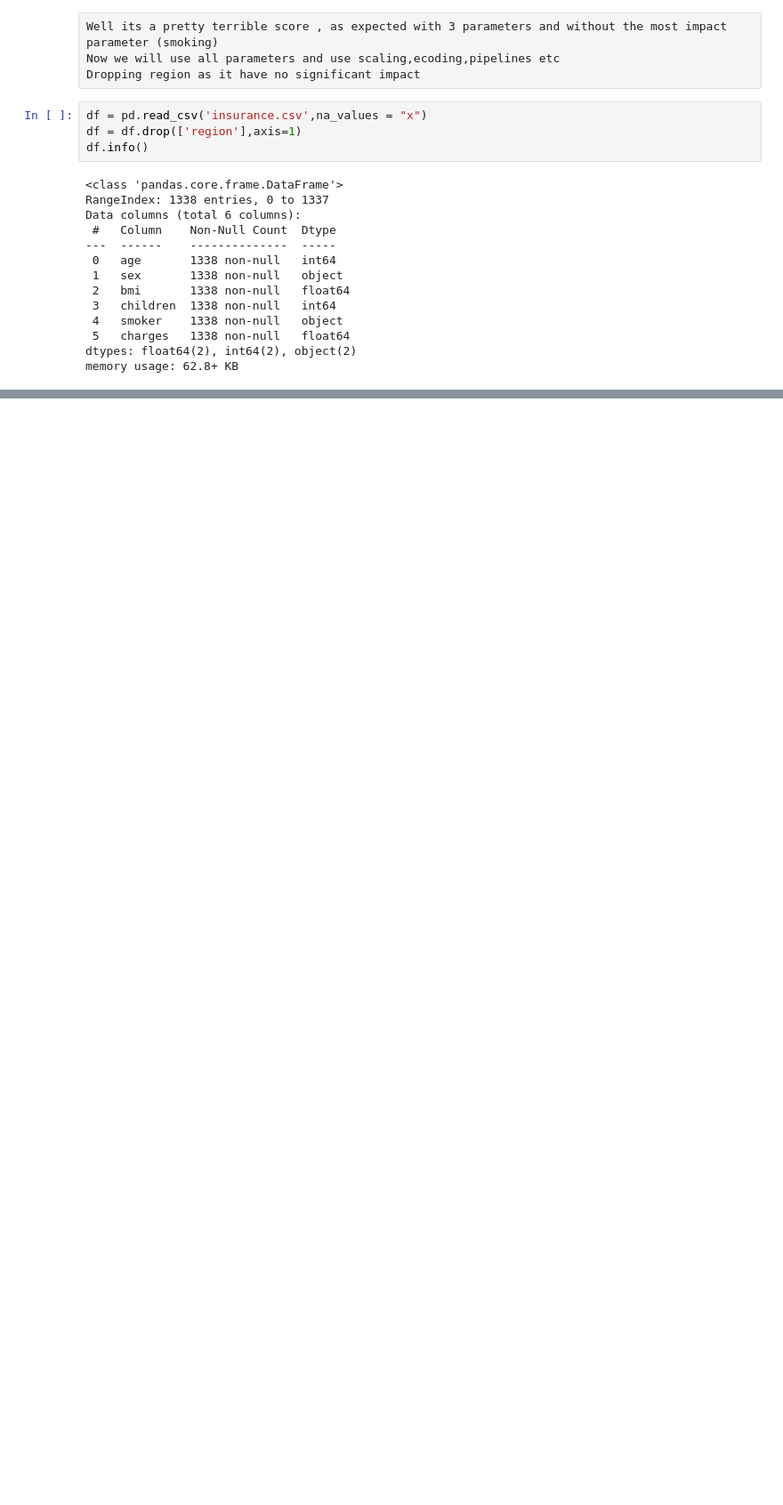
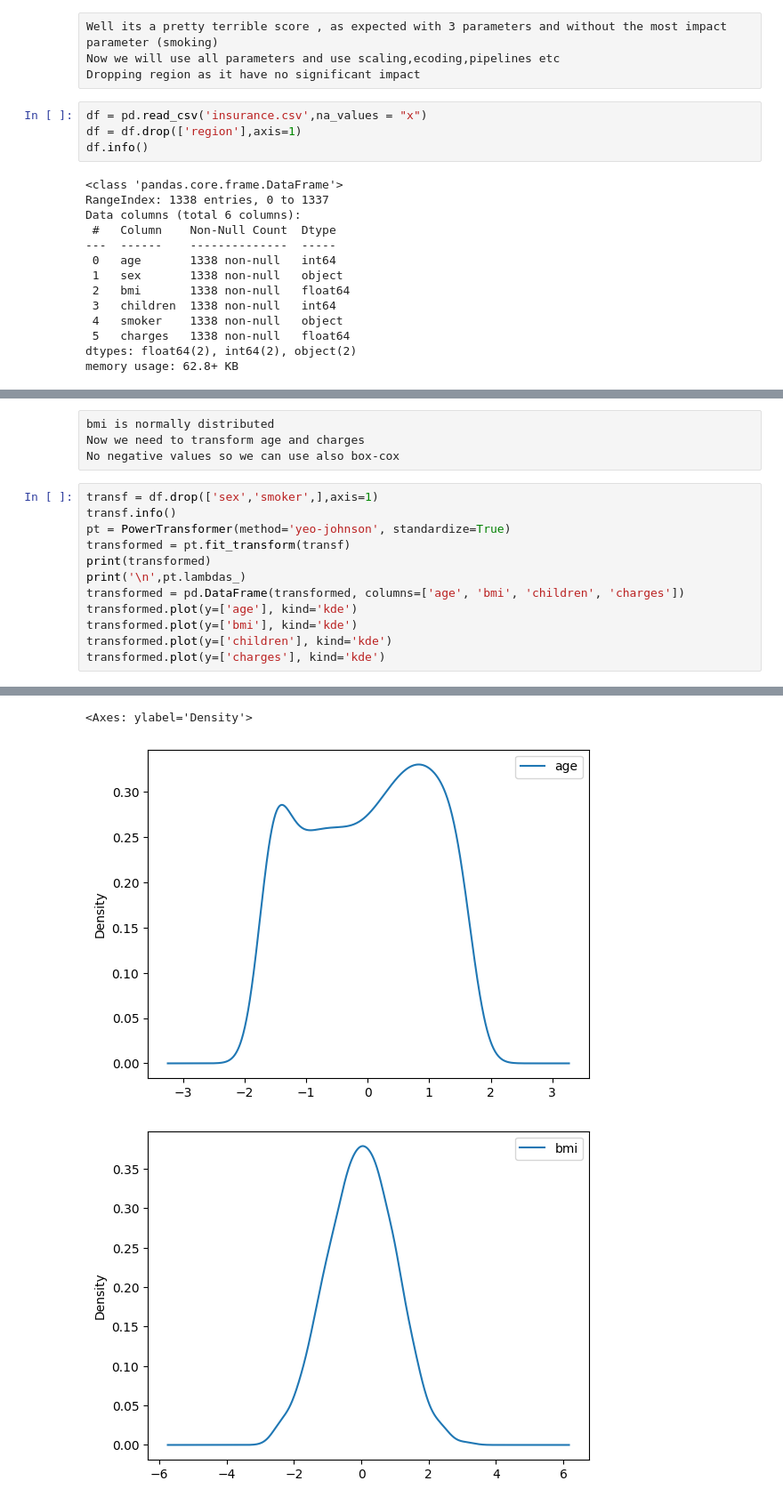
Before and after one commit to AbhinavSinghKuriya/Datasheet1, a Jupyter notebook: MLproject1.ipynb, the cells around one changed output, grey strips where cells are left out. Shown at 89% size. Cells and saved outputs as stored; diff of their text form; blank space fills up the shorter version.

```diff
--- a/MLproject1.ipynb
+++ b/MLproject1.ipynb
@@ -92,0 +109,17 @@ df.plot(y=['bmi','charges'], kind='line')
+# %% [raw]
+bmi is normally distributed
+Now we need to transform age and charges
+No negative values so we can use also box-cox
+# %%
+transf = df.drop(['sex','smoker',],axis=1)
+transf.info()
+pt = PowerTransformer(method='yeo-johnson', standardize=True)
+transformed = pt.fit_transform(transf)
+print(transformed)
+print('\n',pt.lambdas_)
+transformed = pd.DataFrame(transformed, columns=['age', 'bmi', 'children', 'charges'])
+transformed.plot(y=['age'], kind='kde')
+transformed.plot(y=['bmi'], kind='kde')
+transformed.plot(y=['children'], kind='kde')
+transformed.plot(y=['charges'], kind='kde')
+# %% [output]
@@ -92,0 +143,3 @@ df.plot(y=['bmi','charges'], kind='line')
+<Axes: ylabel='Density'>
+[figure, added]
+[figure, added]
```
Also changed, not shown: parts of 9 cells of this notebook.
